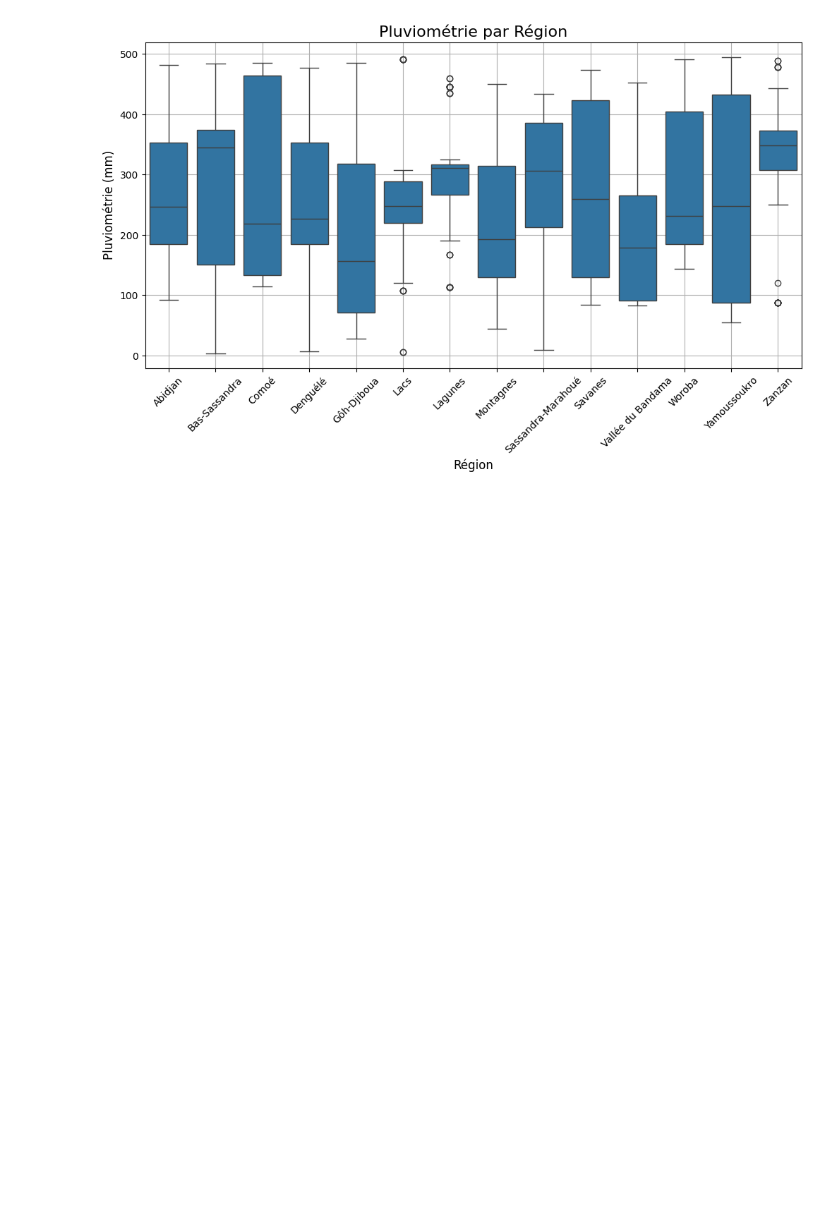
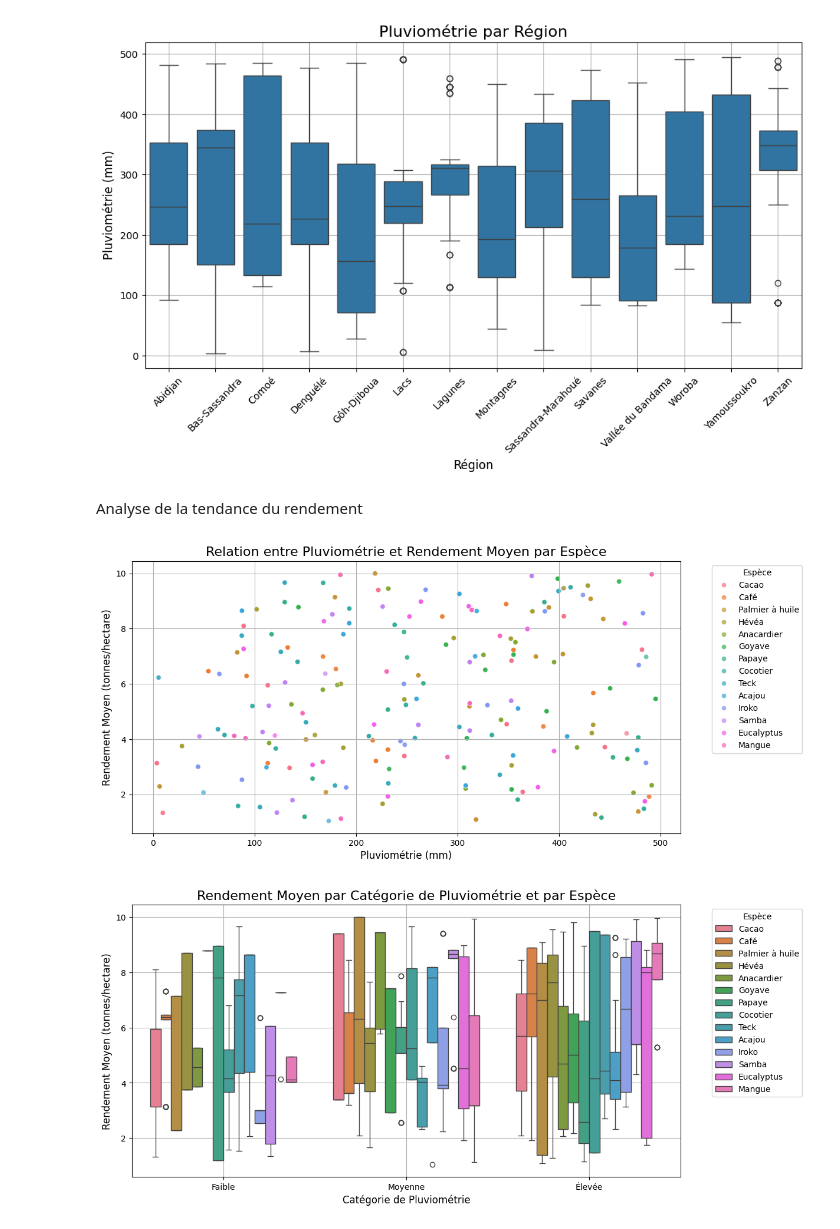
Before and after one commit to Flinguee75/ML-Yield-Prediction-Model, a Jupyter notebook: datasets/data_workflow.ipynb, the cells around one changed output. Drawn from its saved outputs; the diff is of its cells as text; code cells hidden in the pictures; blank space fills up the shorter version.

Commit message:
Graphes et boxplot pour visualiser le lien entre la pluviometrie et le rrendement. On voit que la relation n'est pas linéaire donc on explore d'autre piste

```diff
--- a/datasets/data_workflow.ipynb
+++ b/datasets/data_workflow.ipynb
@@ -109,3 +109,33 @@ plt.show()
 # %% [output]
 [figure]
 [figure]
+# %% [markdown]
+Analyse de la tendance du rendement
+# %%
+# Relation entre pluviométrie et rendement moyen selon les espèces
+plt.figure(figsize=(12, 6))
+sns.scatterplot(data=dataset, x='pluviometrie', y='rendement_moyen', hue='nom_espece', alpha=0.7)
+plt.title('Relation entre Pluviométrie et Rendement Moyen par Espèce', fontsize=16)
+plt.xlabel('Pluviométrie (mm)', fontsize=12)
+plt.ylabel('Rendement Moyen (tonnes/hectare)', fontsize=12)
+plt.legend(title='Espèce', bbox_to_anchor=(1.05, 1), loc='upper left')
+plt.grid(True)
+plt.show()
+
+# Boxplot pour la distribution des rendements par catégorie de pluviométrie et par espèce
+# Catégorisation de la pluviométrie en faible, moyenne et élevée
+bins = [0, 150, 300, 500]  # Plages arbitraires pour les catégories
+labels = ['Faible', 'Moyenne', 'Élevée']
+dataset_cleaned['categorie_pluviometrie'] = pd.cut(dataset_cleaned['pluviometrie'], bins=bins, labels=labels)
+
+plt.figure(figsize=(12, 6))
+sns.boxplot(data=dataset_cleaned, x='categorie_pluviometrie', y='rendement_moyen', hue='nom_espece')
+plt.title('Rendement Moyen par Catégorie de Pluviométrie et par Espèce', fontsize=16)
+plt.xlabel('Catégorie de Pluviométrie', fontsize=12)
+plt.ylabel('Rendement Moyen (tonnes/hectare)', fontsize=12)
+plt.legend(title='Espèce', bbox_to_anchor=(1.05, 1), loc='upper left')
+plt.grid(True)
+plt.show()
+# %% [output]
+[figure, added]
+[figure, added]
```
